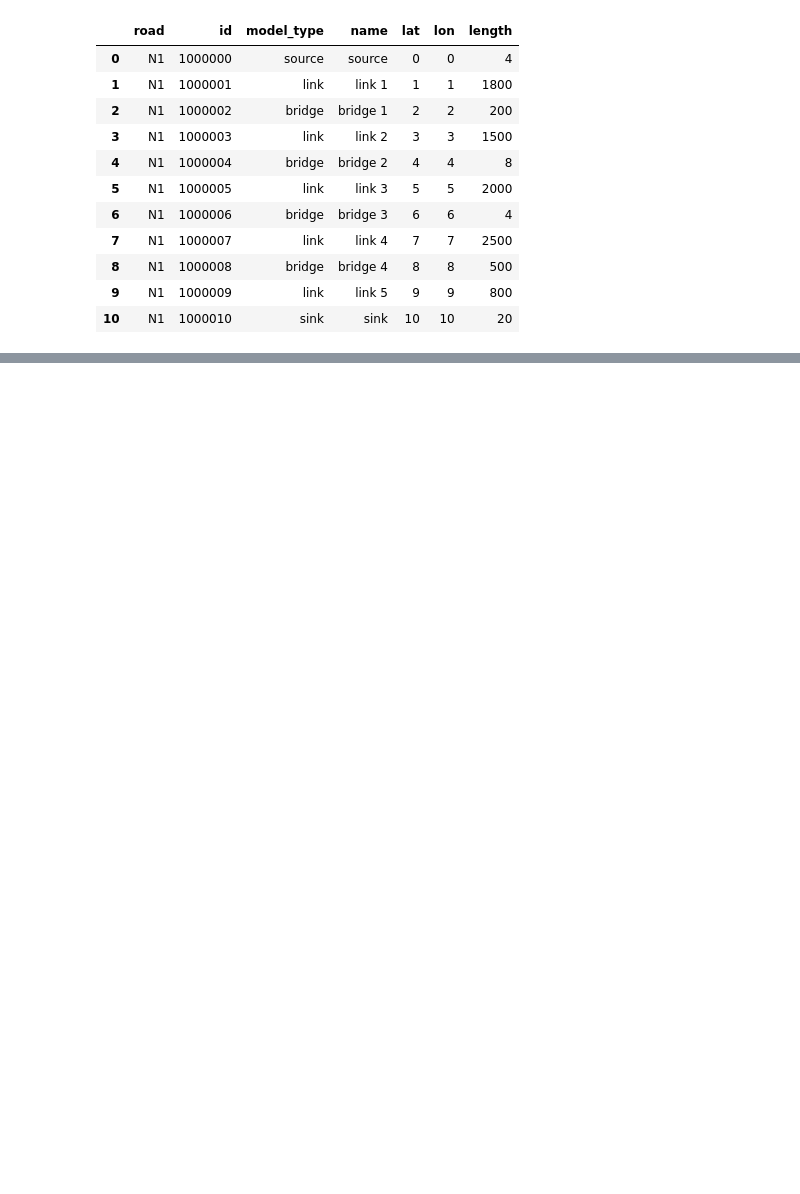
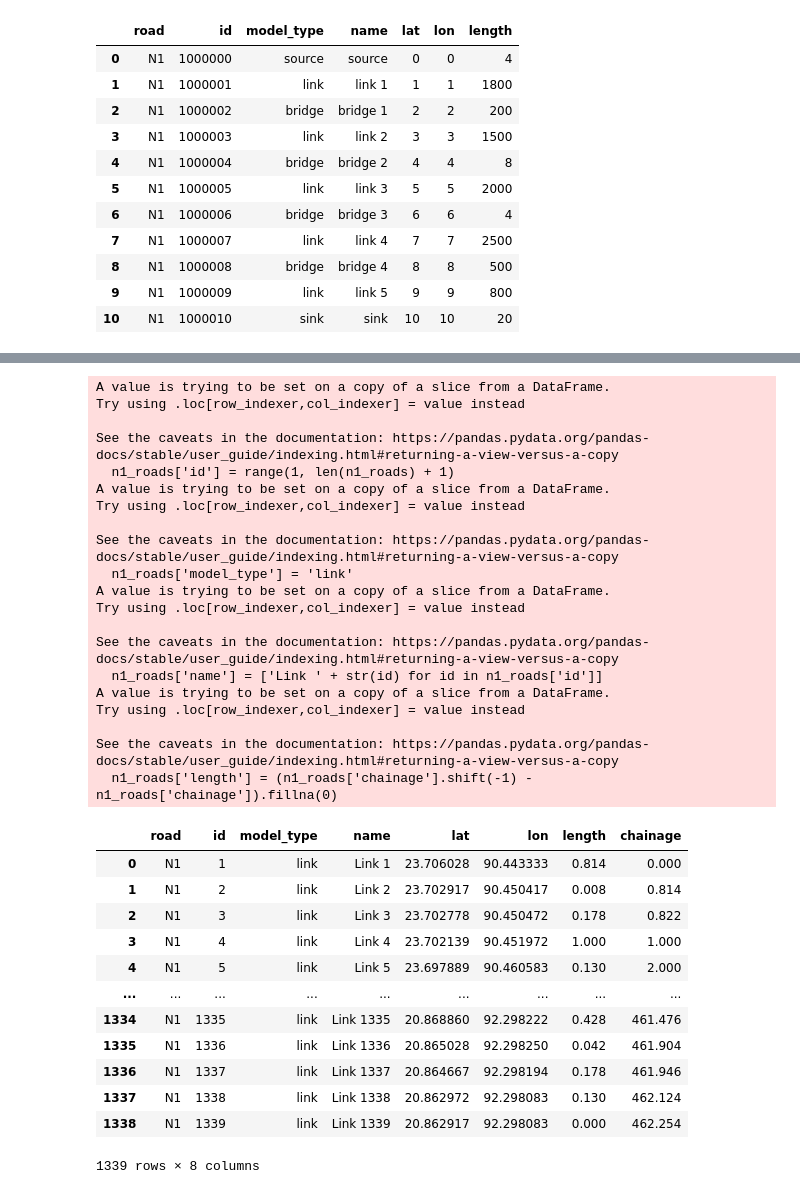
Before and after one commit to Anne-JS/advanced_simulation, a Jupyter notebook: EPA133a-G02-A2/model/Sven_doet_dingen.ipynb, the cells around one changed output, grey strips where cells are left out. Saved outputs shown, nothing was run; the diff lists cells and outputs as text; code cells hidden in the pictures; blank space fills up the shorter version.

```diff
--- a/EPA133a-G02-A2/model/Sven_doet_dingen.ipynb
+++ b/EPA133a-G02-A2/model/Sven_doet_dingen.ipynb
@@ -19,0 +66,56 @@ df
+# %%
+# Filter the 'roads' DataFrame for rows where the 'road' column is 'N1'
+n1_roads = roads[roads['road'] == 'N1']
+
+# Generate an ID sequence starting from 1
+n1_roads['id'] = range(1, len(n1_roads) + 1)
+
+# Set model_type to 'link' for all rows
+n1_roads['model_type'] = 'link'
+
+# Generate 'name' as "Link" + id as string
+n1_roads['name'] = ['Link ' + str(id) for id in n1_roads['id']]
+
+# Calculate 'length' as difference between this row's 'chainage' and the next row's 'chainage'
+# Shift(-1) moves the chainage up by one row to subtract, fillna(0) to handle the last item
+n1_roads['length'] = (n1_roads['chainage'].shift(-1) - n1_roads['chainage']).fillna(0)
+
+# Selecting the columns needed for the empty DataFrame
+n1_roads_final = n1_roads[['road', 'id', 'model_type', 'name', 'lat', 'lon', 'length', 'chainage']]
+
+# Display the first few rows of the final DataFrame
+n1_roads_final
+# %% [output]
+A value is trying to be set on a copy of a slice from a DataFrame.
+Try using .loc[row_indexer,col_indexer] = value instead
+
+See the caveats in the documentation: https://pandas.pydata.org/pandas-docs/stable/user_guide/indexing.html#returning-a-view-versus-a-copy
+  n1_roads['id'] = range(1, len(n1_roads) + 1)
+A value is trying to be set on a copy of a slice from a DataFrame.
+Try using .loc[row_indexer,col_indexer] = value instead
+
+See the caveats in the documentation: https://pandas.pydata.org/pandas-docs/stable/user_guide/indexing.html#returning-a-view-versus-a-copy
+  n1_roads['model_type'] = 'link'
+A value is trying to be set on a copy of a slice from a DataFrame.
+Try using .loc[row_indexer,col_indexer] = value instead
+
+See the caveats in the documentation: https://pandas.pydata.org/pandas-docs/stable/user_guide/indexing.html#returning-a-view-versus-a-copy
+  n1_roads['name'] = ['Link ' + str(id) for id in n1_roads['id']]
+A value is trying to be set on a copy of a slice from a DataFrame.
+Try using .loc[row_indexer,col_indexer] = value instead
+
+See the caveats in the documentation: https://pandas.pydata.org/pandas-docs/stable/user_guide/indexing.html#returning-a-view-versus-a-copy
+  n1_roads['length'] = (n1_roads['chainage'].shift(-1) - n1_roads['chainage']).fillna(0)
+|  | road | id | model_type | name | lat | lon | length | chainage |
+| 0 | N1 | 1 | link | Link 1 | 23.706028 | 90.443333 | 0.814 | 0.000 |
+| 1 | N1 | 2 | link | Link 2 | 23.702917 | 90.450417 | 0.008 | 0.814 |
+| 2 | N1 | 3 | link | Link 3 | 23.702778 | 90.450472 | 0.178 | 0.822 |
+| 3 | N1 | 4 | link | Link 4 | 23.702139 | 90.451972 | 1.000 | 1.000 |
+| 4 | N1 | 5 | link | Link 5 | 23.697889 | 90.460583 | 0.130 | 2.000 |
+| ... | ... | ... | ... | ... | ... | ... | ... | ... |
+| 1334 | N1 | 1335 | link | Link 1335 | 20.868860 | 92.298222 | 0.428 | 461.476 |
+| 1335 | N1 | 1336 | link | Link 1336 | 20.865028 | 92.298250 | 0.042 | 461.904 |
+| 1336 | N1 | 1337 | link | Link 1337 | 20.864667 | 92.298194 | 0.178 | 461.946 |
+| 1337 | N1 | 1338 | link | Link 1338 | 20.862972 | 92.298083 | 0.130 | 462.124 |
+| 1338 | N1 | 1339 | link | Link 1339 | 20.862917 | 92.298083 | 0.000 | 462.254 |
+1339 rows × 8 columns
```
Also changed, not shown: parts of 7 cells of this notebook.
